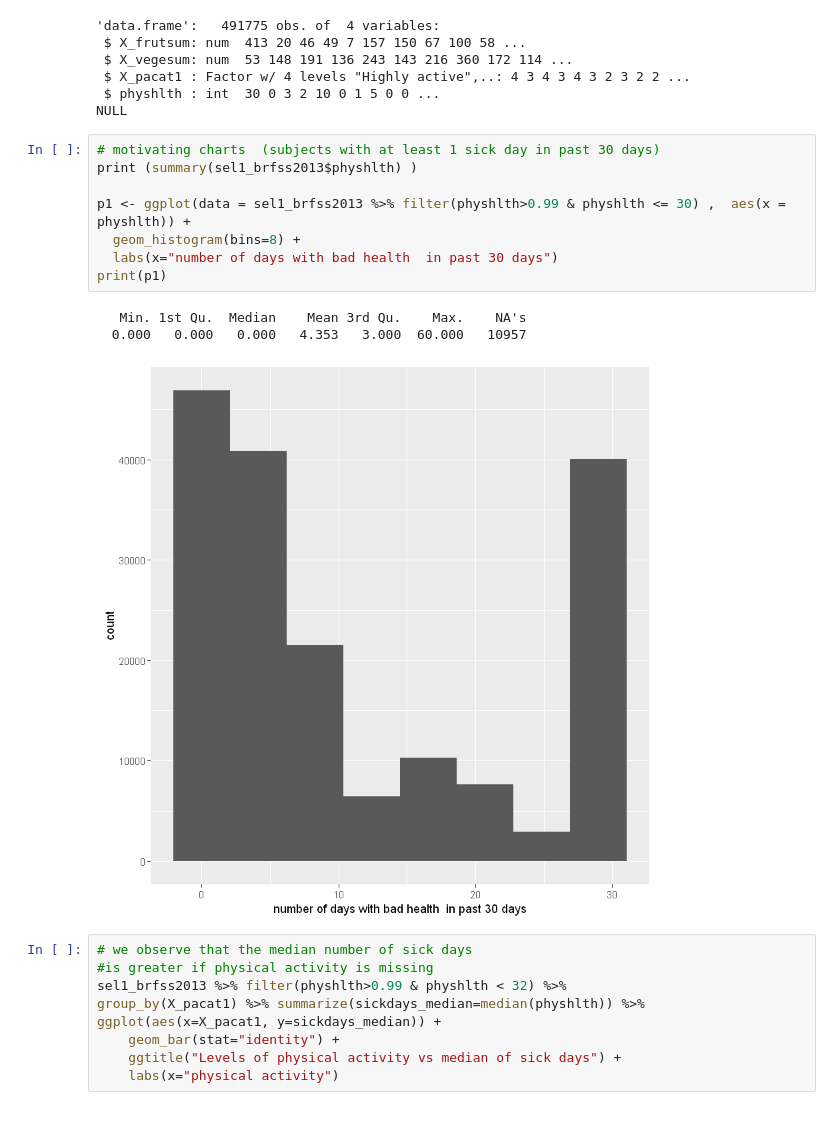
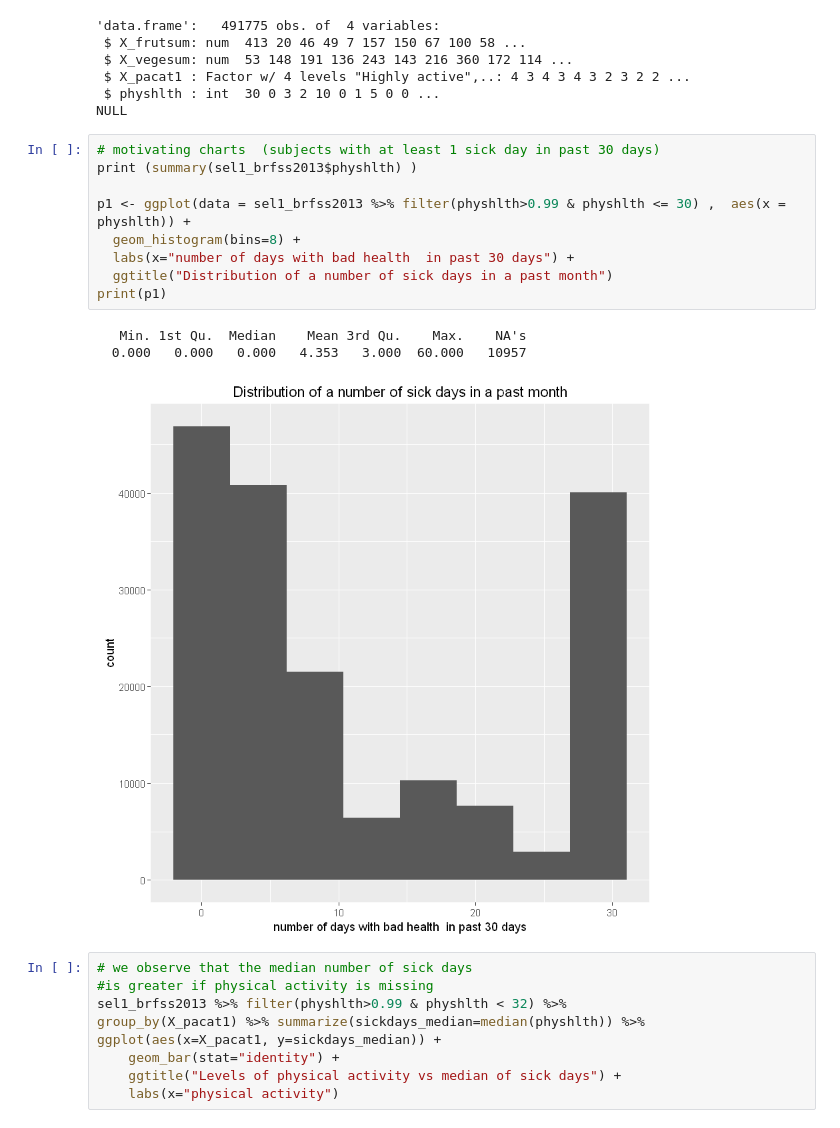
Before and after one commit to slzdevsnp/learn, a Jupyter notebook: dasi/m1_prj/m1_proj_nb.ipynb, the cells around one changed output. Saved outputs shown, nothing was run; the diff lists cells and outputs as text.

```diff
--- a/dasi/m1_prj/m1_proj_nb.ipynb
+++ b/dasi/m1_prj/m1_proj_nb.ipynb
@@ -241,15 +223,16 @@ NULL
 # %%
 # motivating charts  (subjects with at least 1 sick day in past 30 days)
 print (summary(sel1_brfss2013$physhlth) )
 
 p1 <- ggplot(data = sel1_brfss2013 %>% filter(physhlth>0.99 & physhlth <= 30) ,  aes(x = physhlth)) +
   geom_histogram(bins=8) +
-  labs(x="number of days with bad health  in past 30 days")
+  labs(x="number of days with bad health  in past 30 days") +
+  ggtitle("Distribution of a number of sick days in a past month")
 print(p1)
 # %% [output]
    Min. 1st Qu.  Median    Mean 3rd Qu.    Max.    NA's
   0.000   0.000   0.000   4.353   3.000  60.000   10957
-[figure, old version]
+[figure, new version]
 # %%
 # we observe that the median number of sick days
 #is greater if physical activity is missing
```
Also changed, not shown: parts of 4 cells of this notebook, 1 other file.
